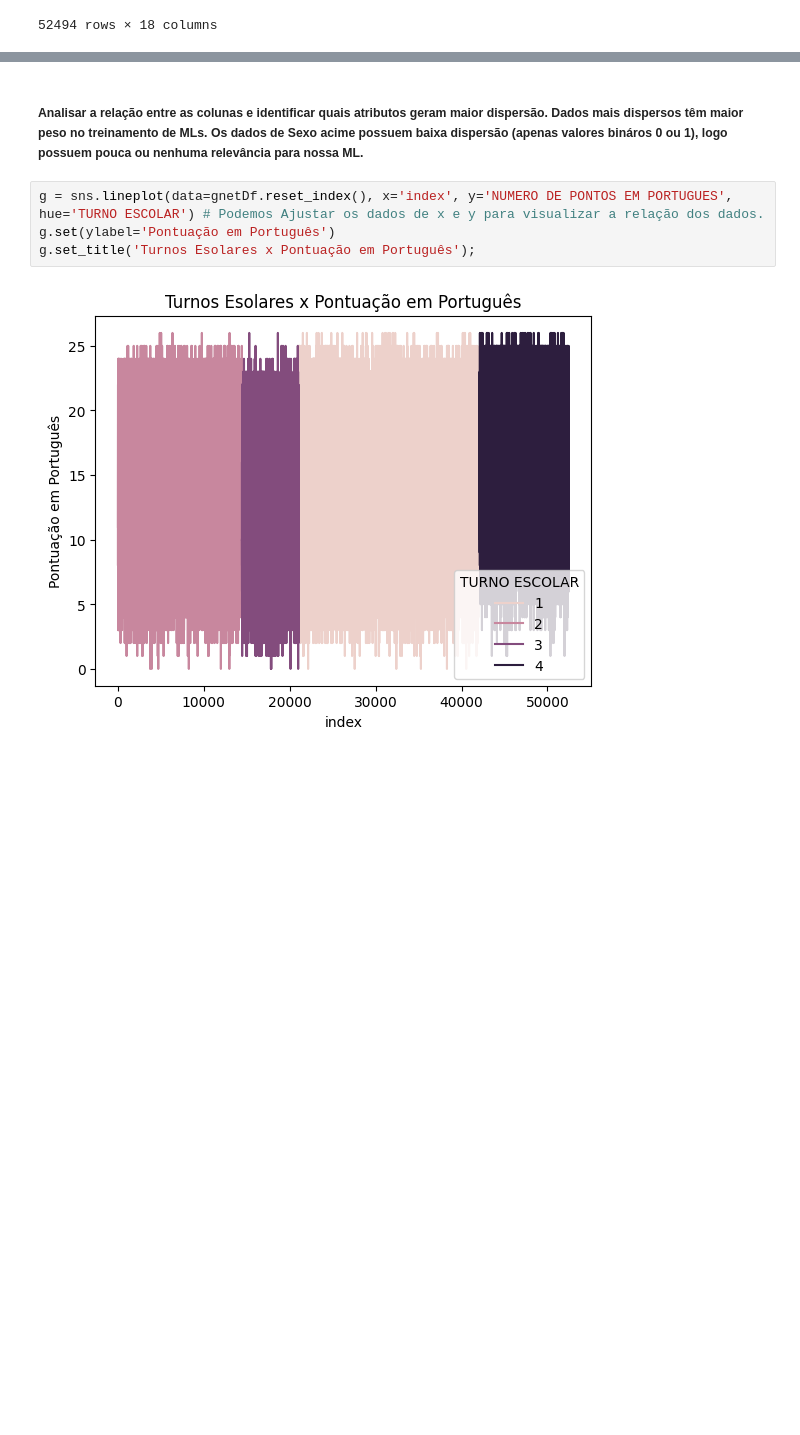
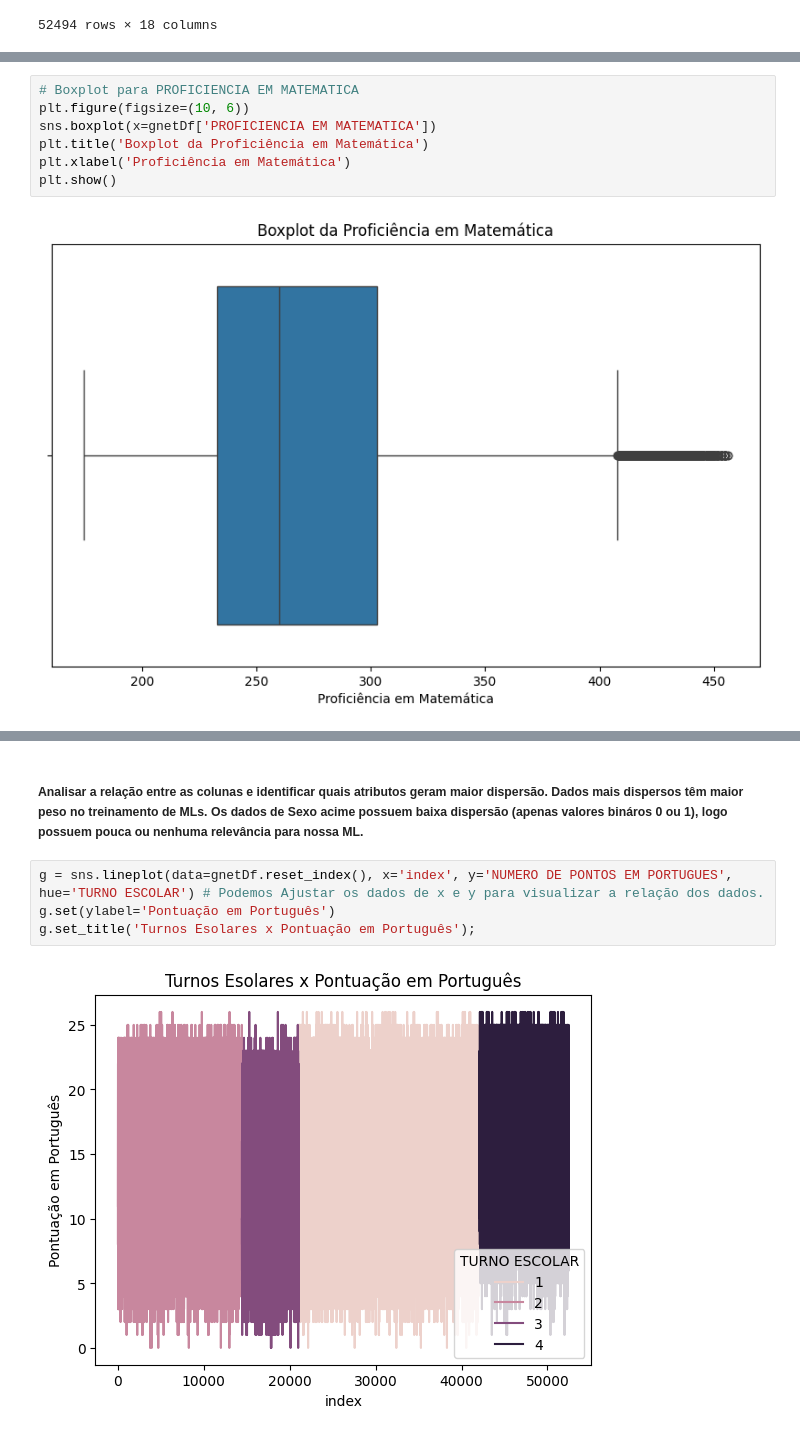
Before and after one commit to Chikrem/datamining_ml_spaece, a Jupyter notebook: SPAECE.ipynb, the cells around one changed output, grey strips where cells are left out. Cells and saved outputs as stored; diff of their text form; blank space fills up the shorter version.

```diff
--- a/SPAECE.ipynb
+++ b/SPAECE.ipynb
@@ -342,0 +427,9 @@ plt.show()
+# %%
+# Boxplot para PROFICIENCIA EM MATEMATICA
+plt.figure(figsize=(10, 6))
+sns.boxplot(x=gnetDf['PROFICIENCIA EM MATEMATICA'])
+plt.title('Boxplot da Proficiência em Matemática')
+plt.xlabel('Proficiência em Matemática')
+plt.show()
+# %% [output]
+[figure, added]
```
Also changed, not shown: parts of 98 cells of this notebook, 10 other files.
